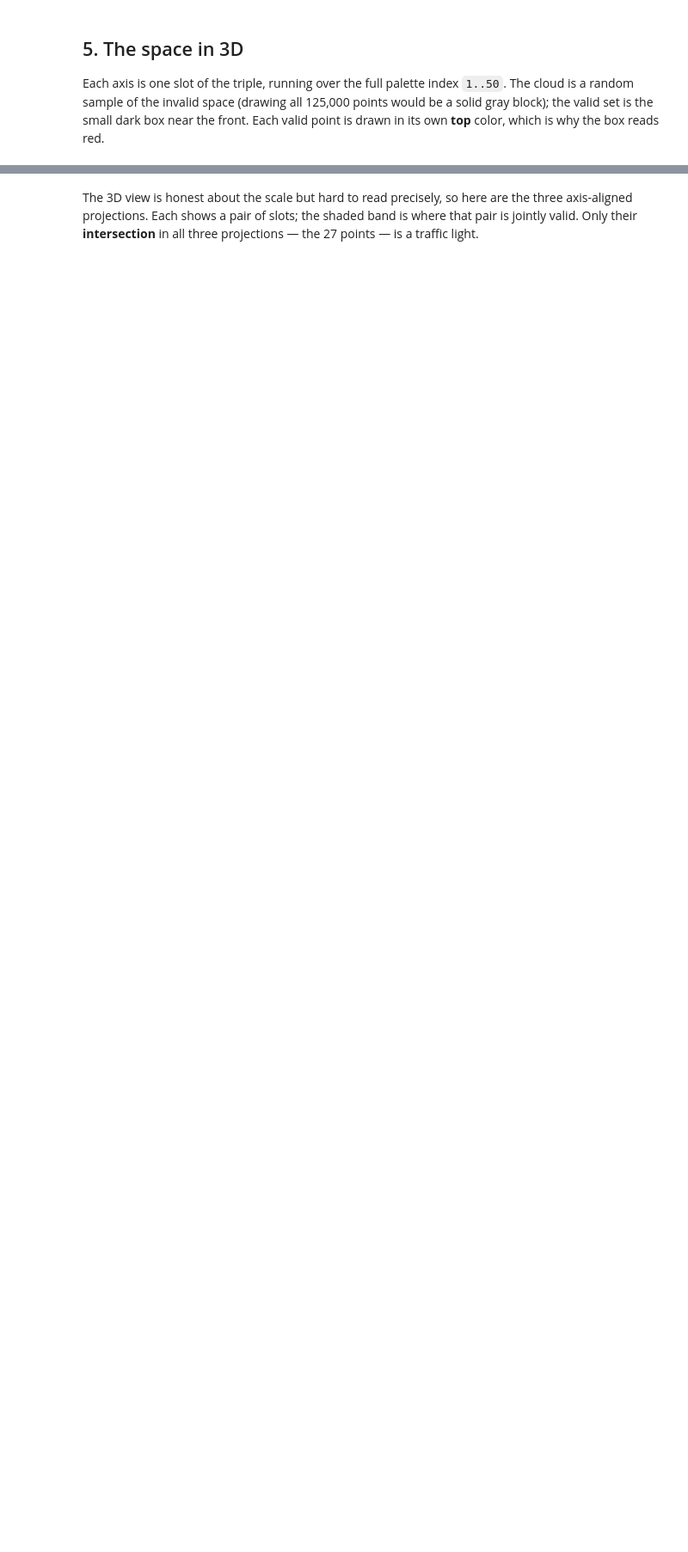
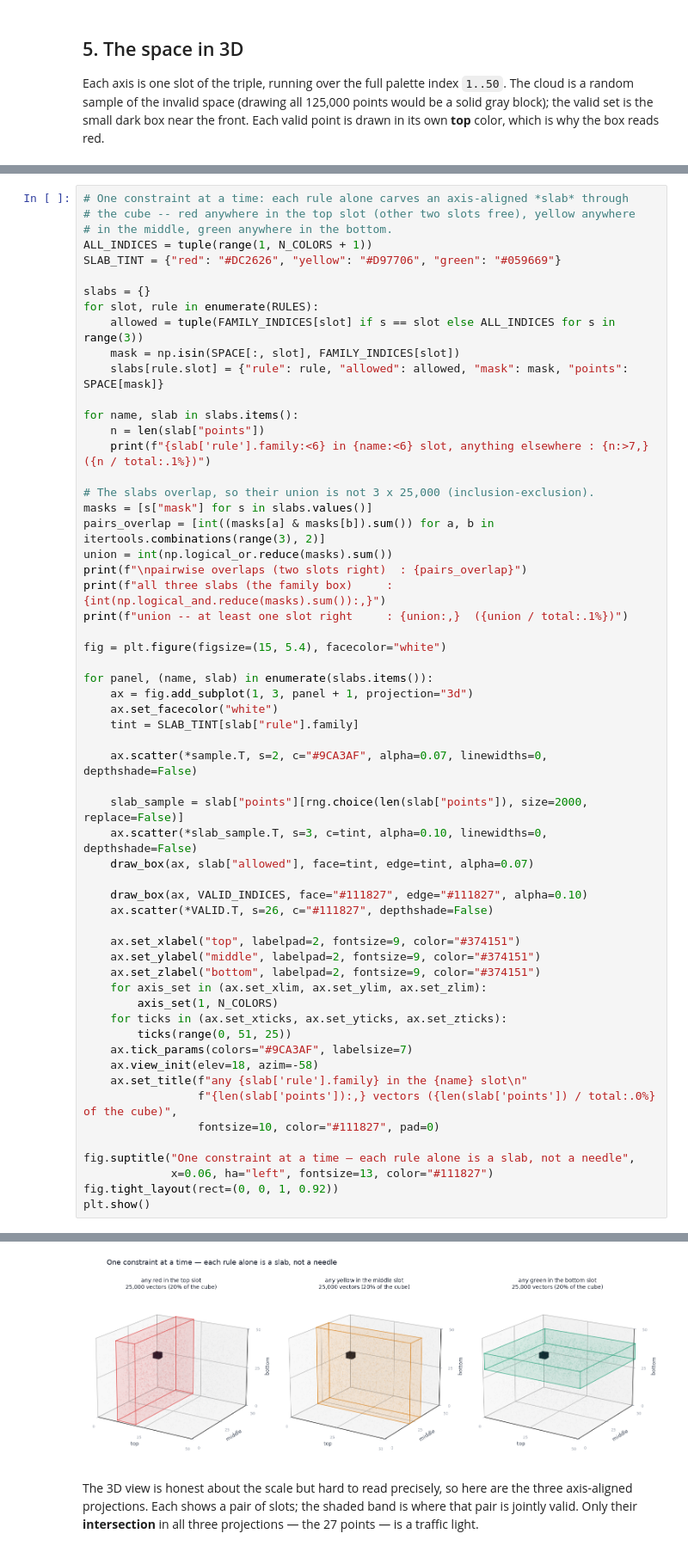
Before and after one commit to Antel0pe/ReversingEmbeddings, a Jupyter notebook: TrafficLightSpace.ipynb, the cells around one changed output, grey strips where cells are left out. Shown at 86% size. Cells and saved outputs as stored; diff of their text form; blank space fills up the shorter version.

```diff
--- a/TrafficLightSpace.ipynb
+++ b/TrafficLightSpace.ipynb
@@ -408,3 +408,62 @@ plt.show()
 any red / any yellow / any green :  1,000  (0.80% of the cube)
 the specified shades             :     27  (0.0216% of the cube, 2.7% of the family region)
 [figure]
+# %%
+# One constraint at a time: each rule alone carves an axis-aligned *slab* through
+# the cube -- red anywhere in the top slot (other two slots free), yellow anywhere
+# in the middle, green anywhere in the bottom.
+ALL_INDICES = tuple(range(1, N_COLORS + 1))
+SLAB_TINT = {"red": "#DC2626", "yellow": "#D97706", "green": "#059669"}
+
+slabs = {}
+for slot, rule in enumerate(RULES):
+    allowed = tuple(FAMILY_INDICES[slot] if s == slot else ALL_INDICES for s in range(3))
+    mask = np.isin(SPACE[:, slot], FAMILY_INDICES[slot])
+    slabs[rule.slot] = {"rule": rule, "allowed": allowed, "mask": mask, "points": SPACE[mask]}
+
+for name, slab in slabs.items():
+    n = len(slab["points"])
+    print(f"{slab['rule'].family:<6} in {name:<6} slot, anything elsewhere : {n:>7,}  ({n / total:.1%})")
+
+# The slabs overlap, so their union is not 3 x 25,000 (inclusion-exclusion).
+masks = [s["mask"] for s in slabs.values()]
+pairs_overlap = [int((masks[a] & masks[b]).sum()) for a, b in itertools.combinations(range(3), 2)]
+union = int(np.logical_or.reduce(masks).sum())
+print(f"\npairwise overlaps (two slots right)  : {pairs_overlap}")
+print(f"all three slabs (the family box)     : {int(np.logical_and.reduce(masks).sum()):,}")
+print(f"union -- at least one slot right     : {union:,}  ({union / total:.1%})")
+
+fig = plt.figure(figsize=(15, 5.4), facecolor="white")
+
+for panel, (name, slab) in enumerate(slabs.items()):
+    ax = fig.add_subplot(1, 3, panel + 1, projection="3d")
+    ax.set_facecolor("white")
+    tint = SLAB_TINT[slab["rule"].family]
+
+    ax.scatter(*sample.T, s=2, c="#9CA3AF", alpha=0.07, linewidths=0, depthshade=False)
+
+    slab_sample = slab["points"][rng.choice(len(slab["points"]), size=2000, replace=False)]
+    ax.scatter(*slab_sample.T, s=3, c=tint, alpha=0.10, linewidths=0, depthshade=False)
+    draw_box(ax, slab["allowed"], face=tint, edge=tint, alpha=0.07)
+
+    draw_box(ax, VALID_INDICES, face="#111827", edge="#111827", alpha=0.10)
+    ax.scatter(*VALID.T, s=26, c="#111827", depthshade=False)
+
+    ax.set_xlabel("top", labelpad=2, fontsize=9, color="#374151")
+    ax.set_ylabel("middle", labelpad=2, fontsize=9, color="#374151")
+    ax.set_zlabel("bottom", labelpad=2, fontsize=9, color="#374151")
+    for axis_set in (ax.set_xlim, ax.set_ylim, ax.set_zlim):
+        axis_set(1, N_COLORS)
+    for ticks in (ax.set_xticks, ax.set_yticks, ax.set_zticks):
+        ticks(range(0, 51, 25))
+    ax.tick_params(colors="#9CA3AF", labelsize=7)
+    ax.view_init(elev=18, azim=-58)
+    ax.set_title(f"any {slab['rule'].family} in the {name} slot\n"
+                 f"{len(slab['points']):,} vectors ({len(slab['points']) / total:.0%} of the cube)",
+                 fontsize=10, color="#111827", pad=0)
+
+fig.suptitle("One constraint at a time — each rule alone is a slab, not a needle",
+             x=0.06, ha="left", fontsize=13, color="#111827")
+fig.tight_layout(rect=(0, 0, 1, 0.92))
+plt.show()
+# %% [output]
@@ -411,3 +477,4 @@ the specified shades             :     27  (0.0216% of the cube, 2.7% of the fam
+[figure, added]
 # %% [markdown]
 The 3D view is honest about the scale but hard to read precisely, so here are the
 three axis-aligned projections. Each shows a pair of slots; the shaded band is
```
Also changed, not shown: parts of 1 cell of this notebook, 2 other files.
